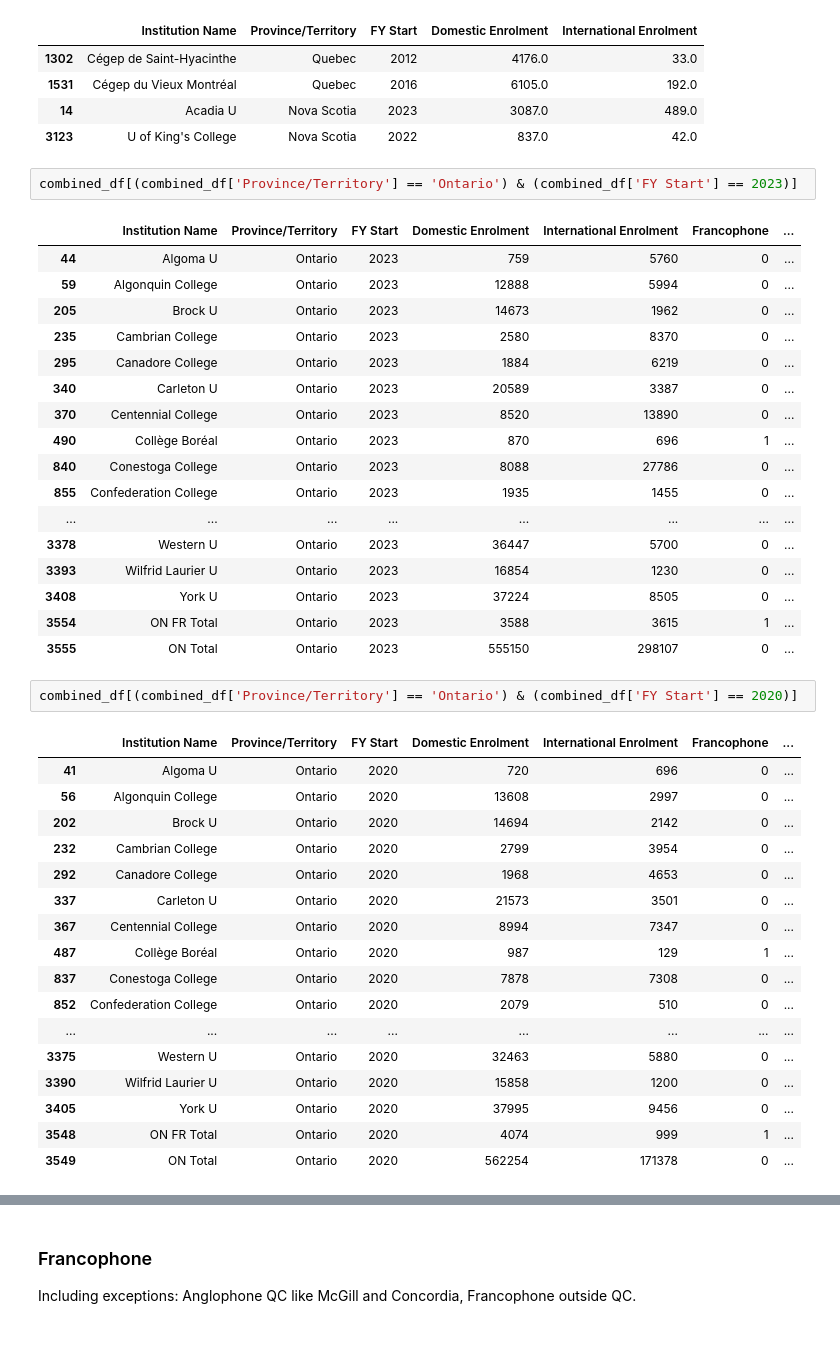
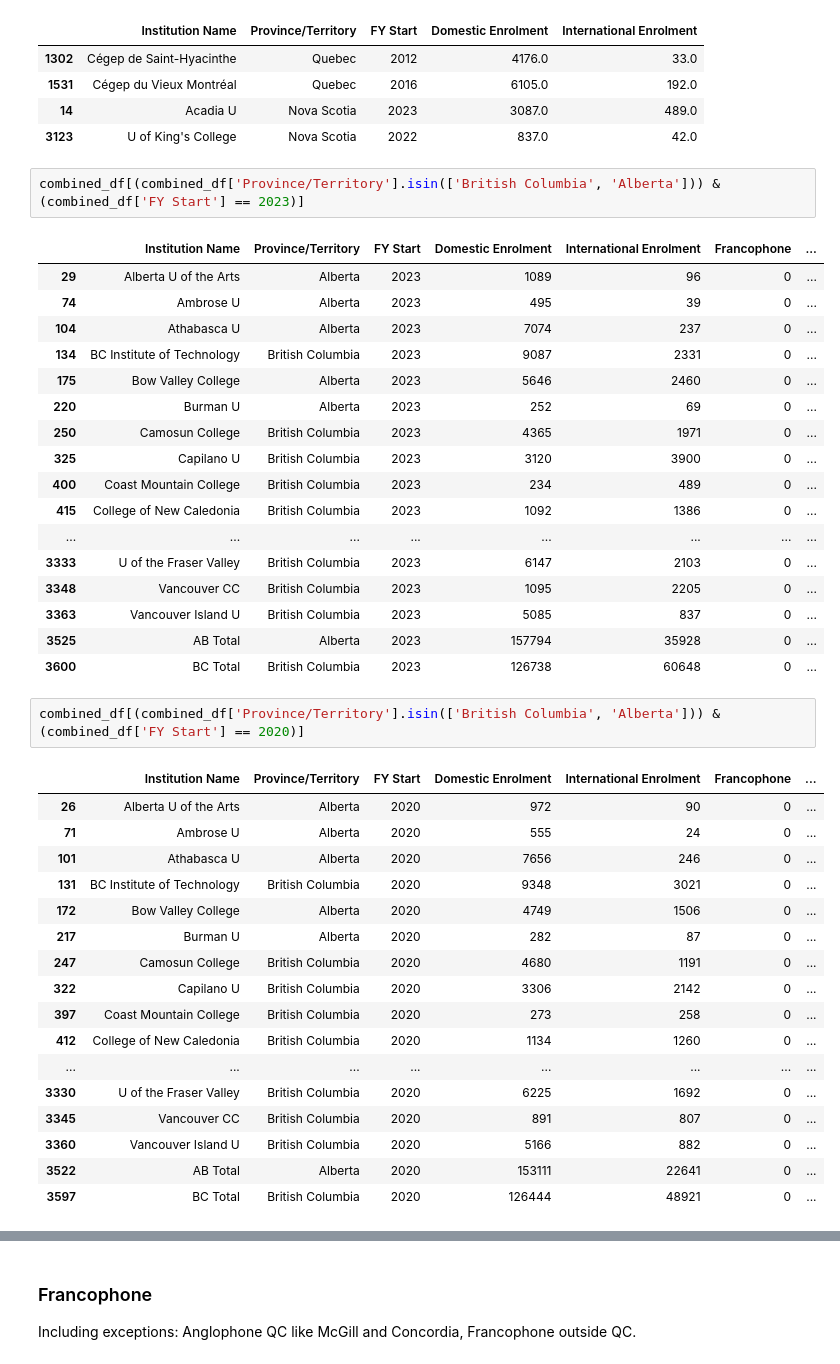
Before and after one commit to tjjdoherty/canadian-psi-project, a Jupyter notebook: domestic_intl.ipynb, the cells around one changed output, grey strips where cells are left out. Drawn from its saved outputs; the diff is of its cells as text.

```diff
--- a/domestic_intl.ipynb
+++ b/domestic_intl.ipynb
@@ -1695,42 +1695,42 @@ combined_df.sample(4)
 | 14 | Acadia U | Nova Scotia | 2023 | 3087.0 | 489.0 |
 | 3123 | U of King's College | Nova Scotia | 2022 | 837.0 | 42.0 |
 # %%
-combined_df[(combined_df['Province/Territory'] == 'Ontario') & (combined_df['FY Start'] == 2023)]
+combined_df[(combined_df['Province/Territory'].isin(['British Columbia', 'Alberta'])) & (combined_df['FY Start'] == 2023)]
 # %% [output]
 |  | Institution Name | Province/Territory | FY Start | Domestic Enrolment | International Enrolment | Francophone | ... |
-| 44 | Algoma U | Ontario | 2023 | 759 | 5760 | 0 | ... |
-| 59 | Algonquin College | Ontario | 2023 | 12888 | 5994 | 0 | ... |
-| 205 | Brock U | Ontario | 2023 | 14673 | 1962 | 0 | ... |
-| 235 | Cambrian College | Ontario | 2023 | 2580 | 8370 | 0 | ... |
-| 295 | Canadore College | Ontario | 2023 | 1884 | 6219 | 0 | ... |
-| 340 | Carleton U | Ontario | 2023 | 20589 | 3387 | 0 | ... |
-| 370 | Centennial College | Ontario | 2023 | 8520 | 13890 | 0 | ... |
-| 490 | Collège Boréal | Ontario | 2023 | 870 | 696 | 1 | ... |
-| 840 | Conestoga College | Ontario | 2023 | 8088 | 27786 | 0 | ... |
-| 855 | Confederation College | Ontario | 2023 | 1935 | 1455 | 0 | ... |
+| 29 | Alberta U of the Arts | Alberta | 2023 | 1089 | 96 | 0 | ... |
+| 74 | Ambrose U | Alberta | 2023 | 495 | 39 | 0 | ... |
+| 104 | Athabasca U | Alberta | 2023 | 7074 | 237 | 0 | ... |
+| 134 | BC Institute of Technology | British Columbia | 2023 | 9087 | 2331 | 0 | ... |
+| 175 | Bow Valley College | Alberta | 2023 | 5646 | 2460 | 0 | ... |
+| 220 | Burman U | Alberta | 2023 | 252 | 69 | 0 | ... |
+| 250 | Camosun College | British Columbia | 2023 | 4365 | 1971 | 0 | ... |
+| 325 | Capilano U | British Columbia | 2023 | 3120 | 3900 | 0 | ... |
+| 400 | Coast Mountain College | British Columbia | 2023 | 234 | 489 | 0 | ... |
+| 415 | College of New Caledonia | British Columbia | 2023 | 1092 | 1386 | 0 | ... |
 | ... | ... | ... | ... | ... | ... | ... | ... |
-| 3378 | Western U | Ontario | 2023 | 36447 | 5700 | 0 | ... |
-| 3393 | Wilfrid Laurier U | Ontario | 2023 | 16854 | 1230 | 0 | ... |
-| 3408 | York U | Ontario | 2023 | 37224 | 8505 | 0 | ... |
-| 3554 | ON FR Total | Ontario | 2023 | 3588 | 3615 | 1 | ... |
-| 3555 | ON Total | Ontario | 2023 | 555150 | 298107 | 0 | ... |
+| 3333 | U of the Fraser Valley | British Columbia | 2023 | 6147 | 2103 | 0 | ... |
+| 3348 | Vancouver CC | British Columbia | 2023 | 1095 | 2205 | 0 | ... |
+| 3363 | Vancouver Island U | British Columbia | 2023 | 5085 | 837 | 0 | ... |
+| 3525 | AB Total | Alberta | 2023 | 157794 | 35928 | 0 | ... |
+| 3600 | BC Total | British Columbia | 2023 | 126738 | 60648 | 0 | ... |
 # %%
-combined_df[(combined_df['Province/Territory'] == 'Ontario') & (combined_df['FY Start'] == 2020)]
+combined_df[(combined_df['Province/Territory'].isin(['British Columbia', 'Alberta'])) & (combined_df['FY Start'] == 2020)]
 # %% [output]
 |  | Institution Name | Province/Territory | FY Start | Domestic Enrolment | International Enrolment | Francophone | ... |
-| 41 | Algoma U | Ontario | 2020 | 720 | 696 | 0 | ... |
-| 56 | Algonquin College | Ontario | 2020 | 13608 | 2997 | 0 | ... |
-| 202 | Brock U | Ontario | 2020 | 14694 | 2142 | 0 | ... |
-| 232 | Cambrian College | Ontario | 2020 | 2799 | 3954 | 0 | ... |
-| 292 | Canadore College | Ontario | 2020 | 1968 | 4653 | 0 | ... |
-| 337 | Carleton U | Ontario | 2020 | 21573 | 3501 | 0 | ... |
-| 367 | Centennial College | Ontario | 2020 | 8994 | 7347 | 0 | ... |
-| 487 | Collège Boréal | Ontario | 2020 | 987 | 129 | 1 | ... |
-| 837 | Conestoga College | Ontario | 2020 | 7878 | 7308 | 0 | ... |
-| 852 | Confederation College | Ontario | 2020 | 2079 | 510 | 0 | ... |
+| 26 | Alberta U of the Arts | Alberta | 2020 | 972 | 90 | 0 | ... |
+| 71 | Ambrose U | Alberta | 2020 | 555 | 24 | 0 | ... |
+| 101 | Athabasca U | Alberta | 2020 | 7656 | 246 | 0 | ... |
+| 131 | BC Institute of Technology | British Columbia | 2020 | 9348 | 3021 | 0 | ... |
+| 172 | Bow Valley College | Alberta | 2020 | 4749 | 1506 | 0 | ... |
+| 217 | Burman U | Alberta | 2020 | 282 | 87 | 0 | ... |
+| 247 | Camosun College | British Columbia | 2020 | 4680 | 1191 | 0 | ... |
+| 322 | Capilano U | British Columbia | 2020 | 3306 | 2142 | 0 | ... |
+| 397 | Coast Mountain College | British Columbia | 2020 | 273 | 258 | 0 | ... |
+| 412 | College of New Caledonia | British Columbia | 2020 | 1134 | 1260 | 0 | ... |
 | ... | ... | ... | ... | ... | ... | ... | ... |
-| 3375 | Western U | Ontario | 2020 | 32463 | 5880 | 0 | ... |
-| 3390 | Wilfrid Laurier U | Ontario | 2020 | 15858 | 1200 | 0 | ... |
-| 3405 | York U | Ontario | 2020 | 37995 | 9456 | 0 | ... |
-| 3548 | ON FR Total | Ontario | 2020 | 4074 | 999 | 1 | ... |
-| 3549 | ON Total | Ontario | 2020 | 562254 | 171378 | 0 | ... |
+| 3330 | U of the Fraser Valley | British Columbia | 2020 | 6225 | 1692 | 0 | ... |
+| 3345 | Vancouver CC | British Columbia | 2020 | 891 | 807 | 0 | ... |
+| 3360 | Vancouver Island U | British Columbia | 2020 | 5166 | 882 | 0 | ... |
+| 3522 | AB Total | Alberta | 2020 | 153111 | 22641 | 0 | ... |
+| 3597 | BC Total | British Columbia | 2020 | 126444 | 48921 | 0 | ... |
```
Also changed, not shown: parts of 2 cells of this notebook, 1 other file.
